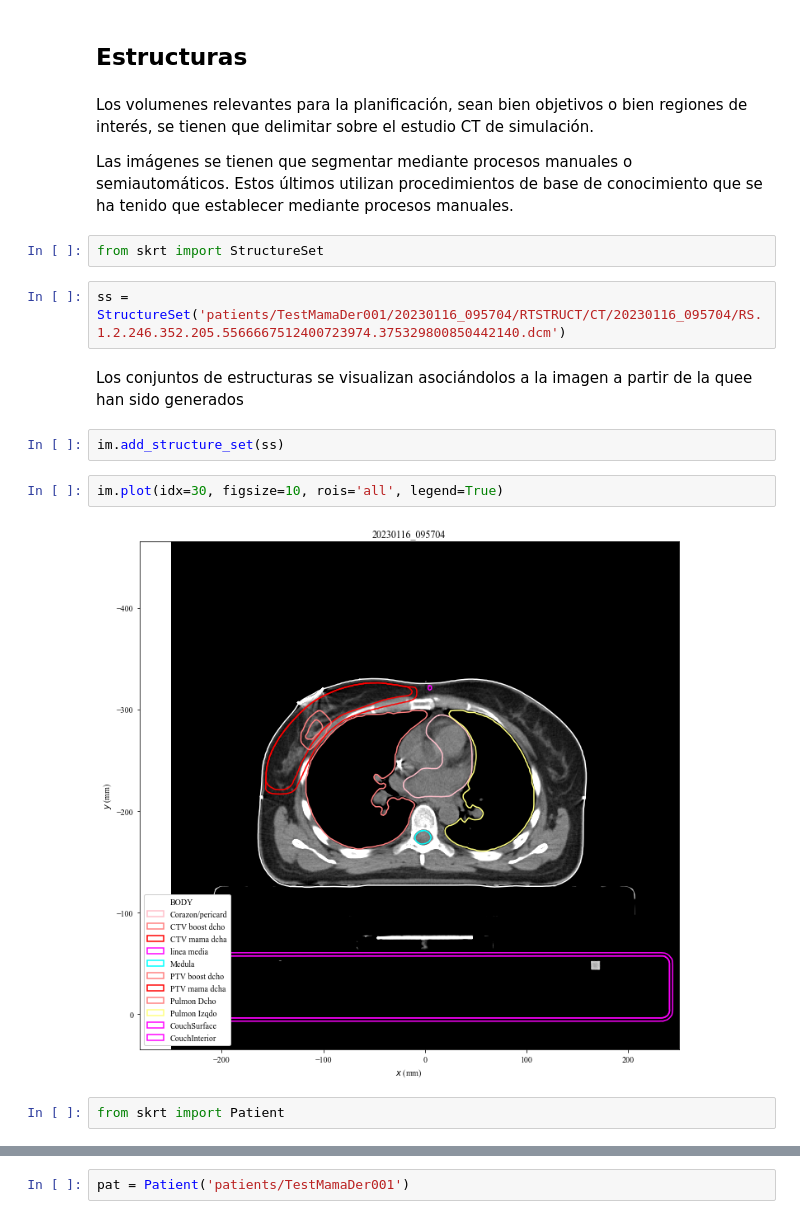
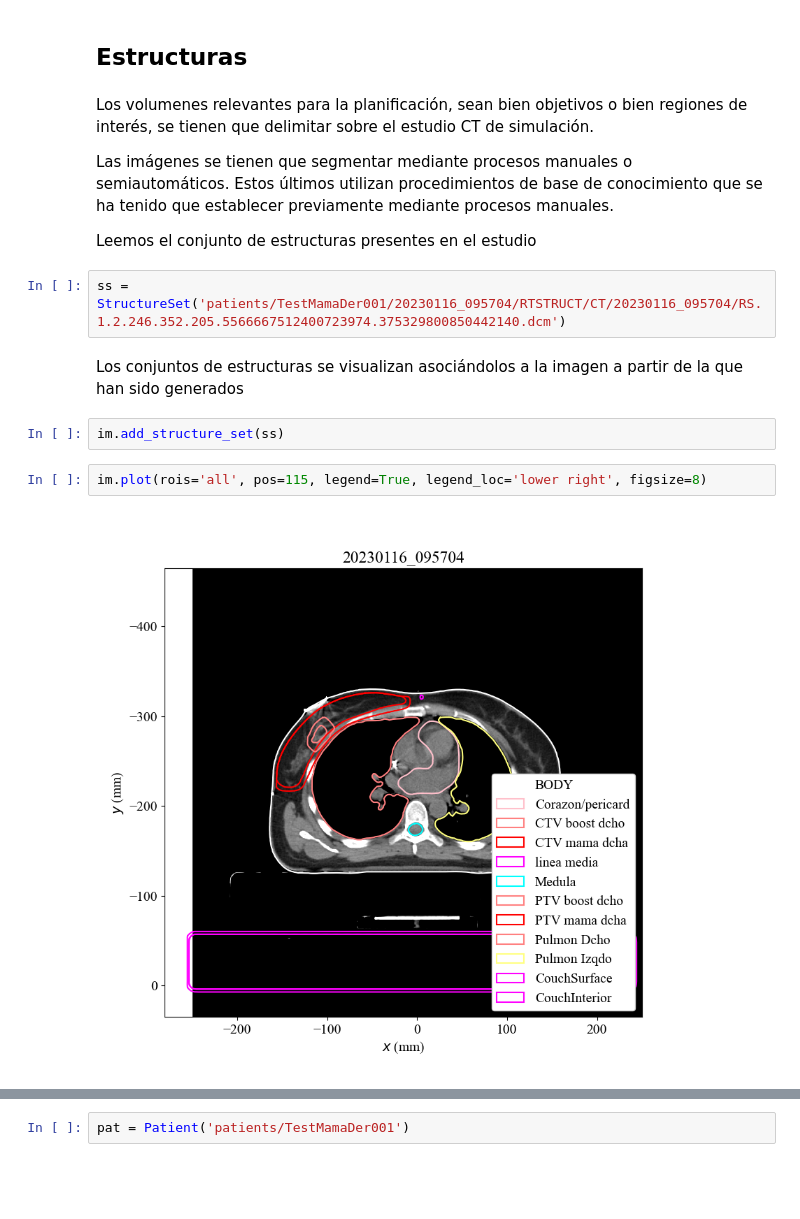
Before and after one commit to csarux/rtviewer, a Jupyter notebook: notebooks/scikit-rt-tests.ipynb, the cells around one changed output, grey strips where cells are left out. Cells and saved outputs as stored; diff of their text form; blank space fills up the shorter version.

```diff
--- a/notebooks/scikit-rt-tests.ipynb
+++ b/notebooks/scikit-rt-tests.ipynb
@@ -27,18 +70,16 @@ im.plot('x-y', idx = 30, figsize=8)
 # %% [markdown]
 Los volumenes relevantes para la planificación, sean bien objetivos o bien regiones de interés, se tienen que delimitar sobre el estudio CT de simulación.
 
-Las imágenes se tienen que segmentar mediante procesos manuales o semiautomáticos. Estos últimos utilizan procedimientos de base de conocimiento que se ha tenido que establecer mediante procesos manuales.
+Las imágenes se tienen que segmentar mediante procesos manuales o semiautomáticos. Estos últimos utilizan procedimientos de base de conocimiento que se ha tenido que establecer previamente mediante procesos manuales.
+
+Leemos el conjunto de estructuras presentes en el estudio
-# %%
-from skrt import StructureSet
 # %%
 ss = StructureSet('patients/TestMamaDer001/20230116_095704/RTSTRUCT/CT/20230116_095704/RS.1.2.246.352.205.5566667512400723974.375329800850442140.dcm')
 # %% [markdown]
-Los conjuntos de estructuras se visualizan asociándolos a la imagen a partir de la quee han sido generados
+Los conjuntos de estructuras se visualizan asociándolos a la imagen a partir de la que han sido generados
 # %%
 im.add_structure_set(ss)
 # %%
-im.plot(idx=30, figsize=10, rois='all', legend=True)
+im.plot(rois='all', pos=115, legend=True, legend_loc='lower right', figsize=8)
 # %% [output]
-[figure, old version]
+[figure, new version]
-# %%
-from skrt import Patient
```
Also changed, not shown: parts of 70 cells of this notebook.
